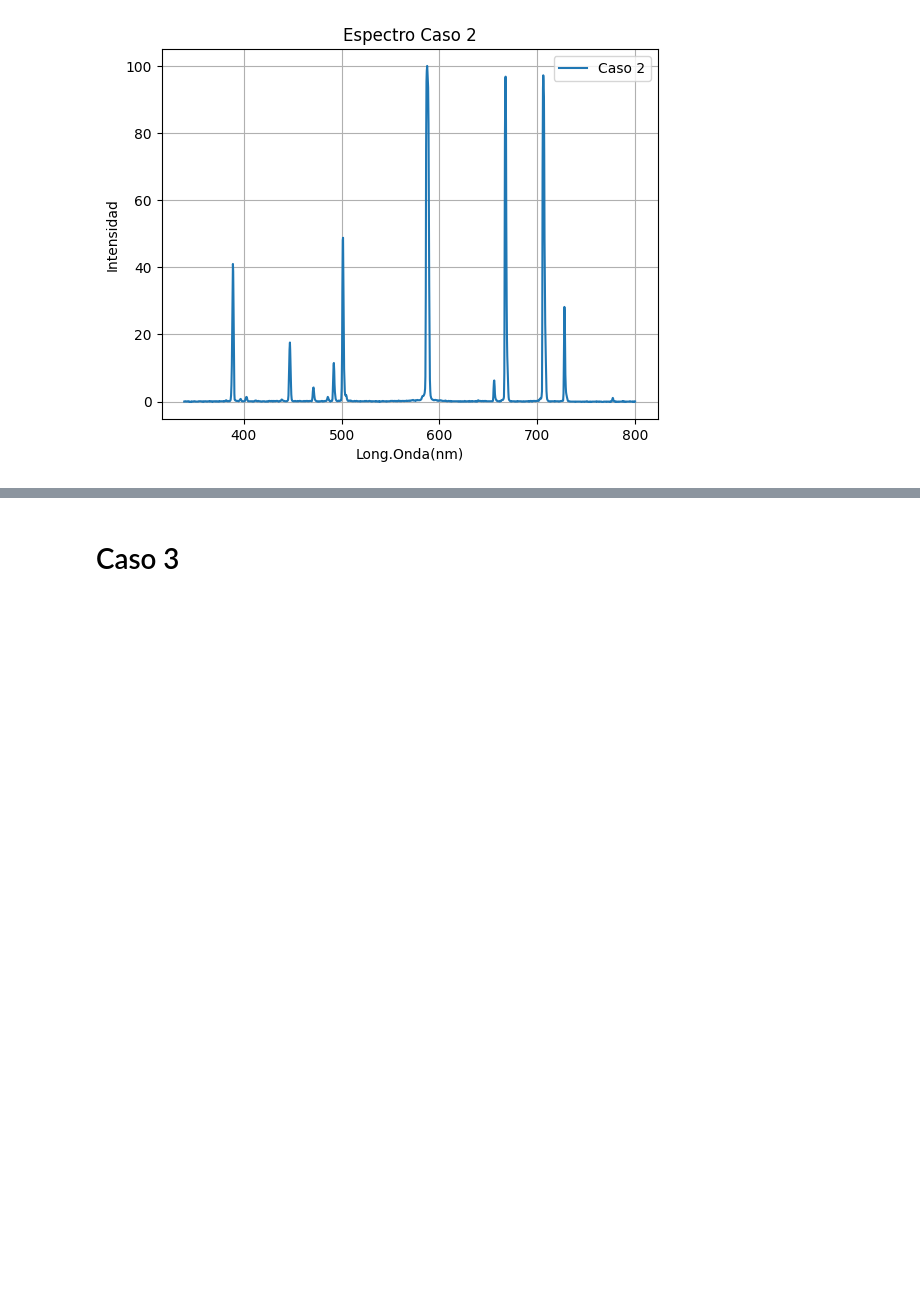
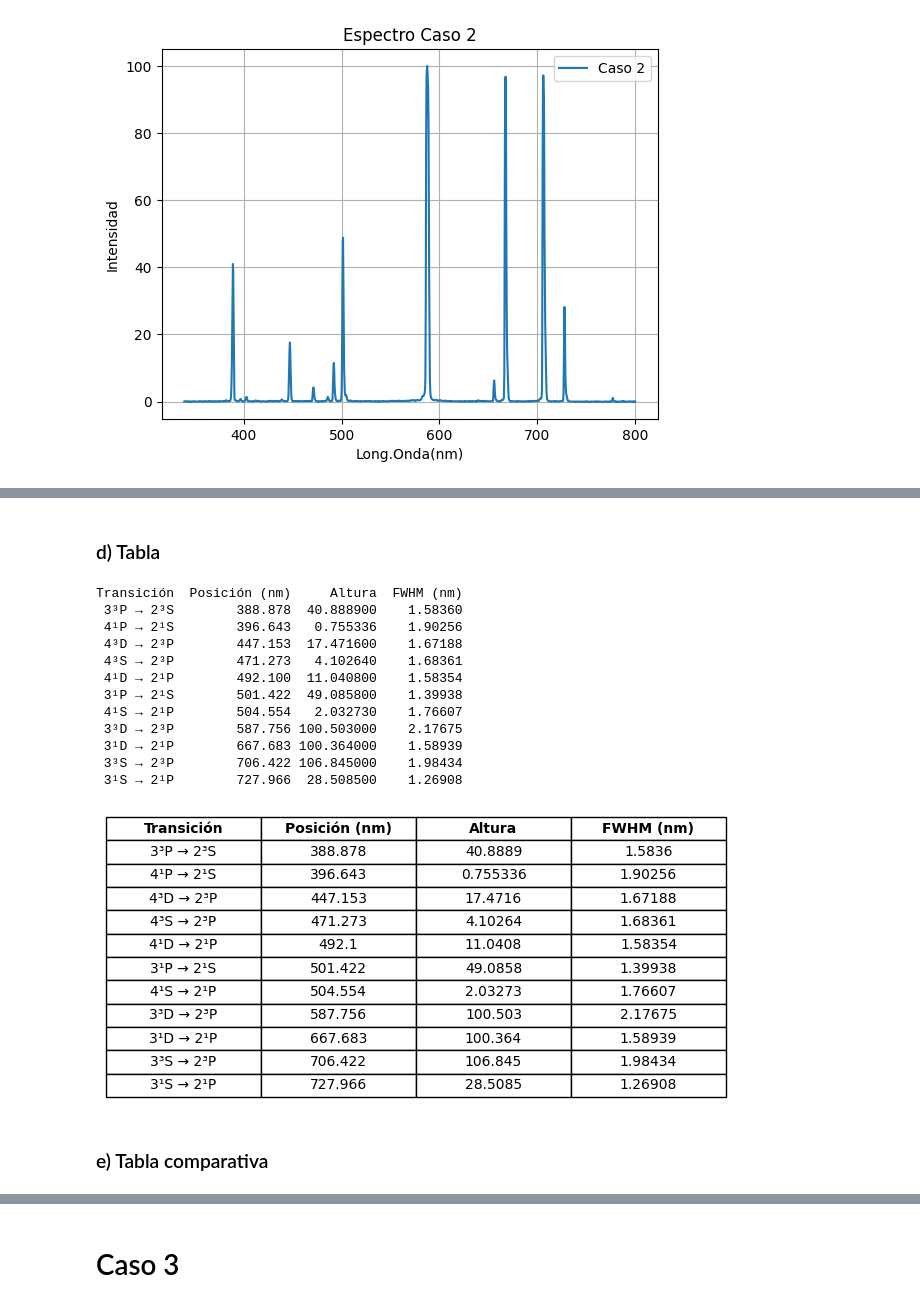
Before and after one commit to FabianC010/Proyecto-Espectroscopia-Molecular, a Jupyter notebook: Analisis.ipynb, the cells around one changed output, grey strips where cells are left out. Drawn from its saved outputs; the diff is of its cells as text; code cells hidden in the pictures; blank space fills up the shorter version.

```diff
--- a/Analisis.ipynb
+++ b/Analisis.ipynb
@@ -55,0 +112,67 @@ plt.show()
+# %% [markdown]
+### d) Tabla
+# %%
+df = pd.read_csv(
+    "Caso2_picos.csv",
+    sep=r"\s+",
+    comment="#",
+    header=None,
+    names=["ID", "Type", "Center", "Height", "Area", "FWHM",
+           "p_height", "p_center", "p_hwhm"],
+    usecols=["Center", "Height", "FWHM"],
+)
+
+#print(df.loc[:,'Center'])
+
+ids=['0','1','2','3','4','5','6','7','8','9','10']
+
+ids[0]=triplete_transiciones[1]
+ids[1]=triplete_transiciones[0]
+ids[2]=singlete_transiciones[1]
+ids[3]=singlete_transiciones[3]
+ids[4]=triplete_transiciones[4]
+ids[5]=singlete_transiciones[0]
+ids[6]=triplete_transiciones[3]
+ids[7]=singlete_transiciones[4]
+ids[8]=singlete_transiciones[5]
+ids[9]=triplete_transiciones[2]
+ids[10]=singlete_transiciones[2]
+
+tabla = pd.DataFrame({
+    "Transición": ids,
+    "Posición (nm)": df["Center"].to_numpy(),
+    "Altura": df["Height"].to_numpy(),
+    "FWHM (nm)": df["FWHM"].to_numpy(),
+})
+tabla = tabla.sort_values("Posición (nm)").reset_index(drop=True)
+
+
+print(tabla.to_string(index=False))
+
+fig, ax = plt.subplots(figsize=(8, 3))
+ax.axis("off")
+t = ax.table(cellText=tabla.values, colLabels=tabla.columns,
+             loc="center", cellLoc="center")
+t.auto_set_font_size(False)
+for j in range(len(tabla.columns)):
+    t[0, j].set_text_props(fontweight="bold")
+t.set_fontsize(10)
+t.scale(1, 1.4)
+#plt.savefig("tabla_picos.png", dpi=200, bbox_inches="tight")
+plt.show()
+# %% [output]
+Transición  Posición (nm)     Altura  FWHM (nm)
+ 3³P → 2³S        388.878  40.888900    1.58360
+ 4¹P → 2¹S        396.643   0.755336    1.90256
+ 4³D → 2³P        447.153  17.471600    1.67188
+ 4³S → 2³P        471.273   4.102640    1.68361
+ 4¹D → 2¹P        492.100  11.040800    1.58354
+ 3¹P → 2¹S        501.422  49.085800    1.39938
+ 4¹S → 2¹P        504.554   2.032730    1.76607
+ 3³D → 2³P        587.756 100.503000    2.17675
+ 3¹D → 2¹P        667.683 100.364000    1.58939
+ 3³S → 2³P        706.422 106.845000    1.98434
+ 3¹S → 2¹P        727.966  28.508500    1.26908
+[figure, added]
+# %% [markdown]
+### e) Tabla comparativa
```
Also changed, not shown: parts of 8 cells of this notebook, 1 other file.
